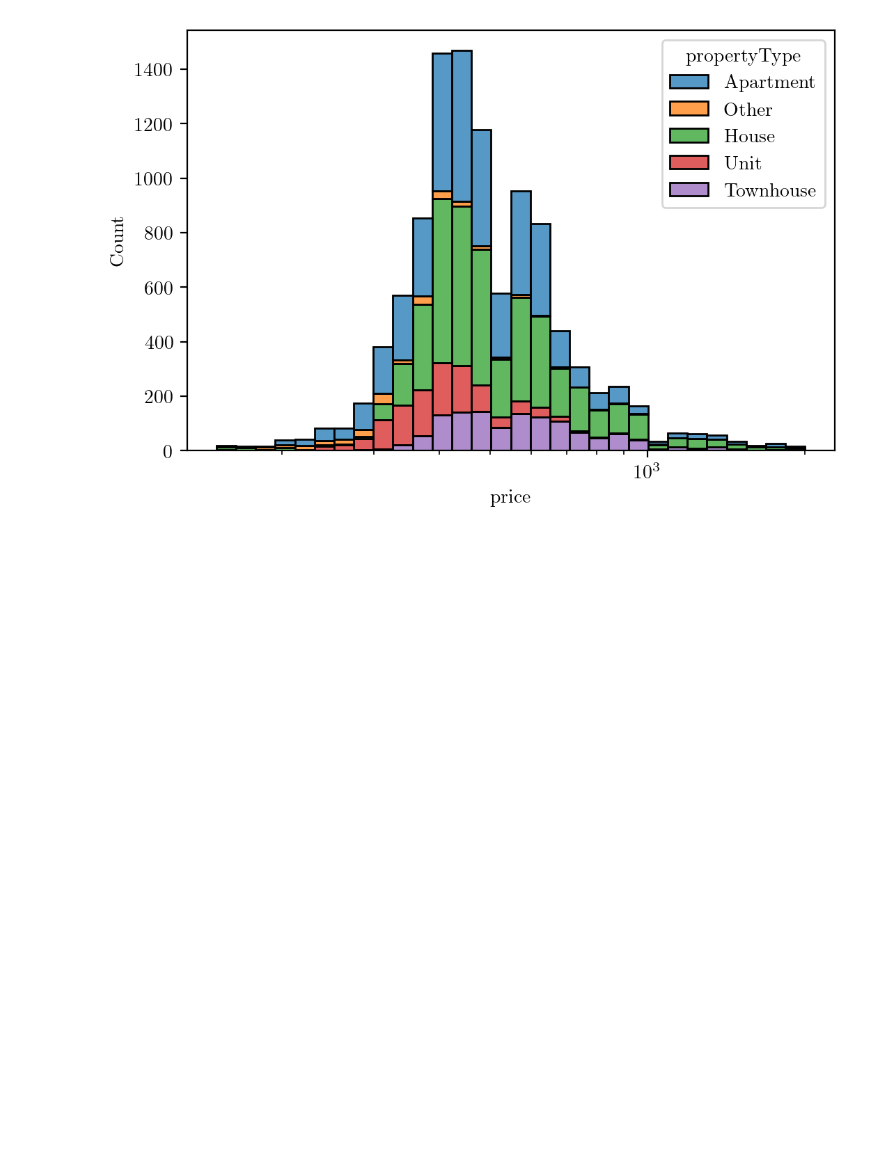
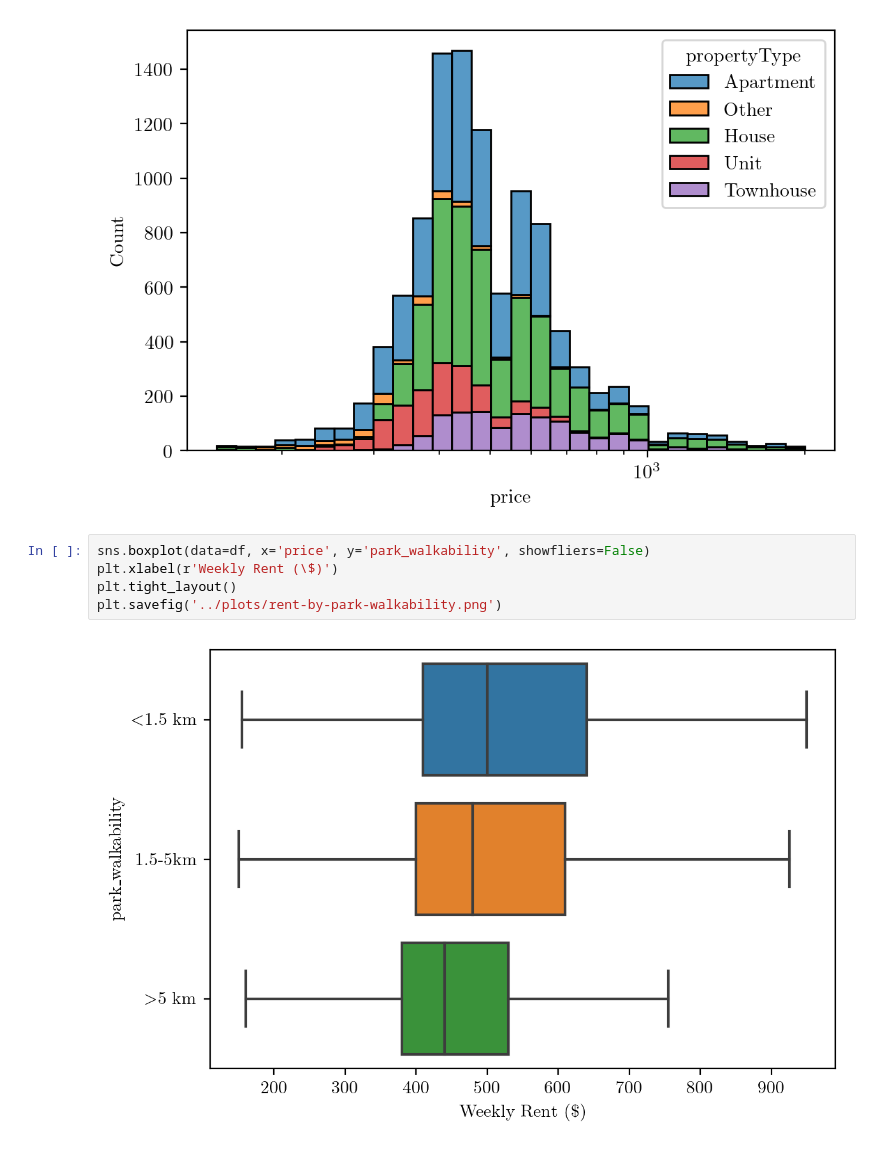
Before and after one commit to MAST30034-Applied-Data-Science/generic-real-estate-consulting-project-group-21, a Jupyter notebook: notebooks/question-one-modelling-analysis.ipynb, the cells around one changed output. Drawn from its saved outputs; the diff is of its cells as text; blank space fills up the shorter version.

Commit message:
move plots to correct notebook

```diff
--- a/notebooks/question-one-modelling-analysis.ipynb
+++ b/notebooks/question-one-modelling-analysis.ipynb
@@ -134,3 +123,10 @@ sns.histplot(data=df, x='price', hue='propertyType', multiple='stack',
 # %% [output]
 <AxesSubplot:xlabel='price', ylabel='Count'>
 [figure]
+# %%
+sns.boxplot(data=df, x='price', y='park_walkability', showfliers=False)
+plt.xlabel(r'Weekly Rent (\$)')
+plt.tight_layout()
+plt.savefig('../plots/rent-by-park-walkability.png')
+# %% [output]
+[figure, added]
```
Also changed, not shown: parts of 8 cells of this notebook, 1 other file.
